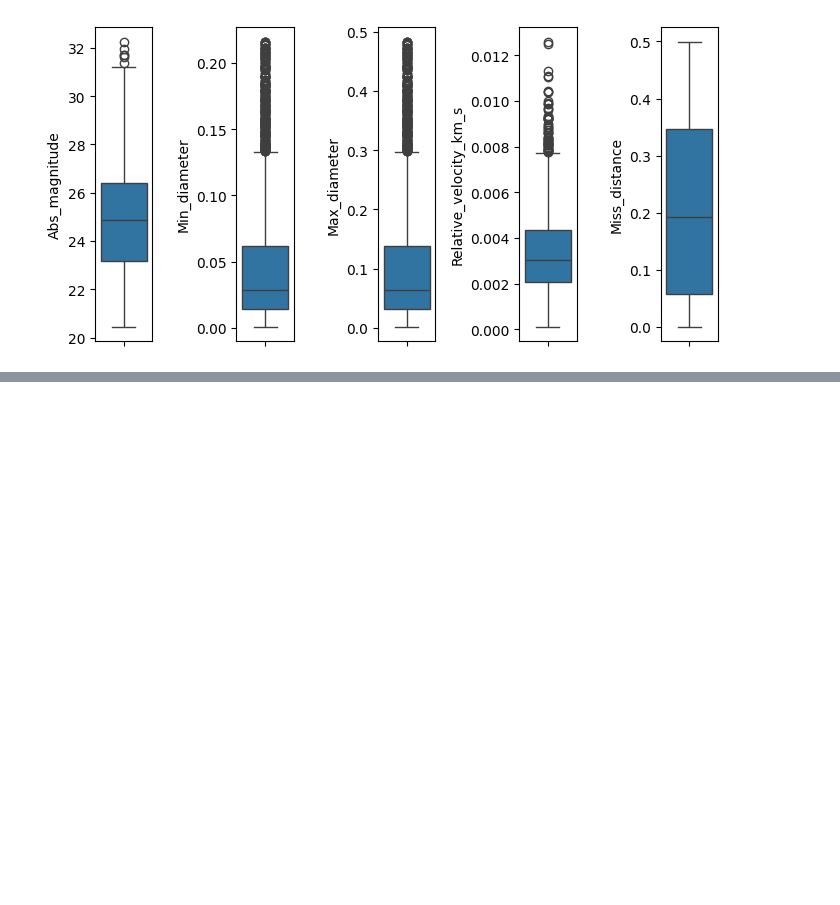
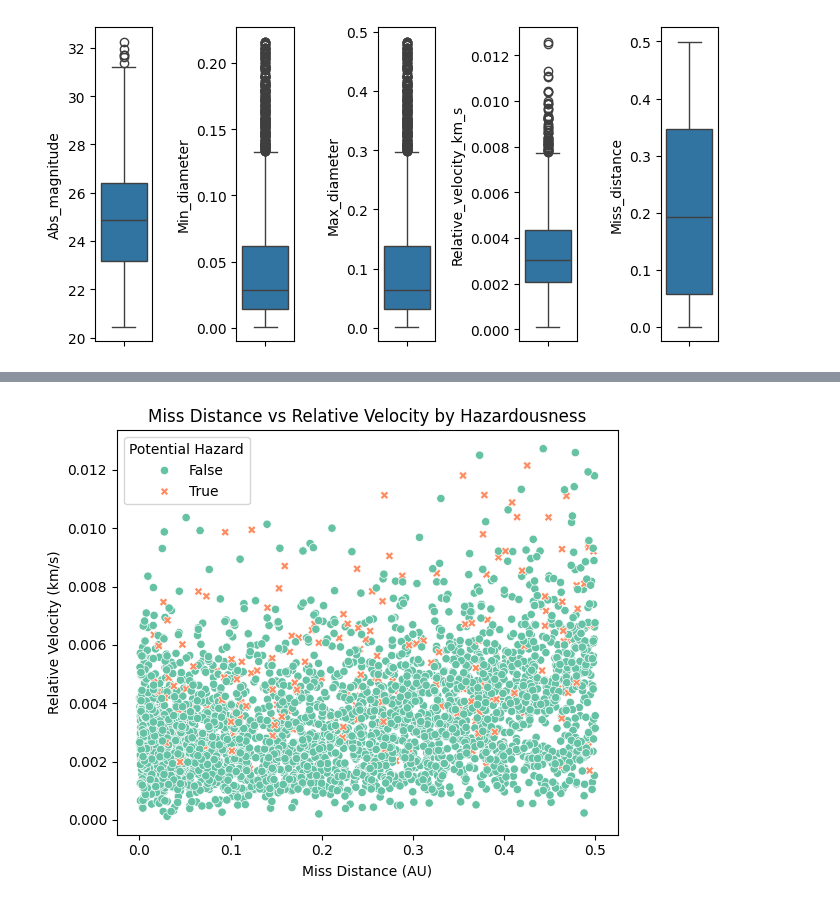
Before and after one commit to parul0315/Applied-Python-Projects-Business-Simulation-Space-Object-Classification, a Jupyter notebook: Task2/main.ipynb, the cells around one changed output, grey strips where cells are left out. Cells and saved outputs as stored; diff of their text form; code cells hidden in the pictures; blank space fills up the shorter version.

```diff
--- a/Task2/main.ipynb
+++ b/Task2/main.ipynb
@@ -449,3 +457,23 @@ sns.boxplot(new_df['Miss_distance'])
+# %%
+import matplotlib.pyplot as plt
+import seaborn as sns
+
+plt.figure(figsize=(6, 5))
+sns.scatterplot(
+    data=df,
+    x='Miss_distance',
+    y='Relative_velocity_km_s',
+    hue='Potential_hazard',
+    style='Potential_hazard',
+    palette='Set2',
+)
+plt.title('Miss Distance vs Relative Velocity by Hazardousness')
+plt.xlabel('Miss Distance (AU)')
+plt.ylabel('Relative Velocity (km/s)')
+plt.legend(title='Potential Hazard')
+plt.show()
+# %% [output]
+[figure, added]
 # %%
 df[['Relative_velocity_km_s', 'Abs_magnitude', 'Max_diameter', 'Min_diameter', 'Miss_distance']].corr()
 # %% [output]
```
Also changed, not shown: parts of 27 cells of this notebook.
